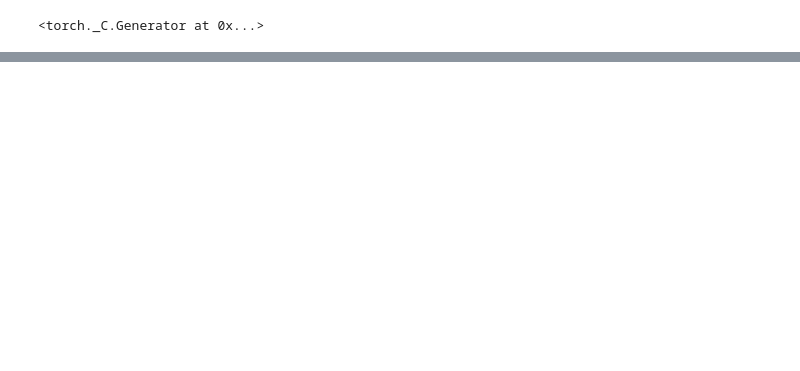
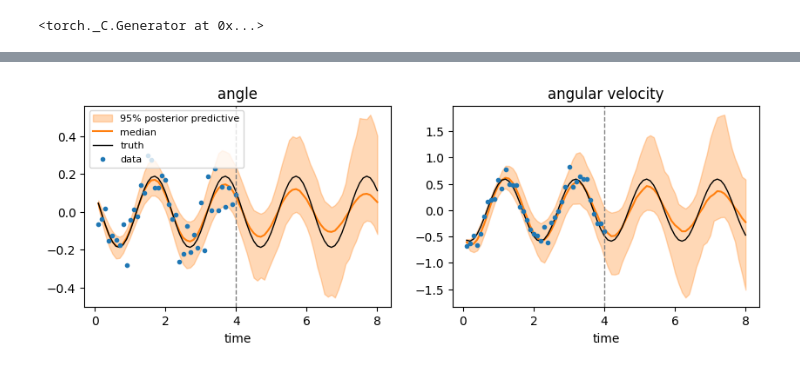
Before and after one commit to ngalioto/bside, a Jupyter notebook: examples/linear_pendulum.ipynb, the cells around one changed output, grey strips where cells are left out. Cells and saved outputs as stored; diff of their text form; code cells hidden in the pictures; blank space fills up the shorter version.

```diff
--- a/examples/linear_pendulum.ipynb
+++ b/examples/linear_pendulum.ipynb
@@ -145,0 +165,14 @@ plt.show()
+# %%
+fig, axes = plt.subplots(1, 6, figsize=(15, 2.6))
+for i, ax in enumerate(axes):
+    ax.hist(dram_samples[:, i], bins=40, density=True, alpha=0.5, label='DRAM')
+    ax.hist(hmc_samples[:, i], bins=40, density=True, alpha=0.5, label='HMC')
+    if i < 4 or i == 5:
+        ax.axvline(theta_true[i], color='k', lw=1)
+    ax.set_title(param_names[i], fontsize=9)
+axes[0].legend(fontsize=8)
+fig.tight_layout()
+plt.show()
+
+SampleVisualizer(hmc_samples[:, :4]).triangular_hist(bins=40)
+plt.show()
@@ -145,0 +188,22 @@ plt.show()
+# %%
+horizon = 2 * n
+draws = hmc_samples[torch.randint(len(hmc_samples), (500,))]
+model.update(draws)  # a batch of 500 models
+paths = model.dynamics.model.predict(x0.expand(500, 2), T=horizon)
+truth = bside.LinearModel(bside.Matrix(A_true)).predict(x0, T=horizon)
+
+t_long = torch.arange(1, horizon + 1) * dt
+fig, axes = plt.subplots(1, 2, figsize=(10, 3))
+for i, (ax, name) in enumerate(zip(axes, ['angle', 'angular velocity'])):
+    lo, mid, hi = torch.quantile(paths[..., i], torch.tensor([0.025, 0.5, 0.975]), dim=0)
+    ax.fill_between(t_long, lo, hi, color='C1', alpha=0.3, label='95% posterior predictive')
+    ax.plot(t_long, mid, 'C1', label='median')
+    ax.plot(t_long, truth[:, i], 'k', lw=1, label='truth')
+    ax.plot(t, y[:, i], '.', color='C0', label='data')
+    ax.axvline(n * dt, color='gray', ls='--', lw=1)
+    ax.set_title(name)
+    ax.set_xlabel('time')
+axes[0].legend(fontsize=8)
+plt.show()
+# %% [output]
+[figure, added]
```
Also changed, not shown: parts of 19 cells of this notebook, 25 other files.
